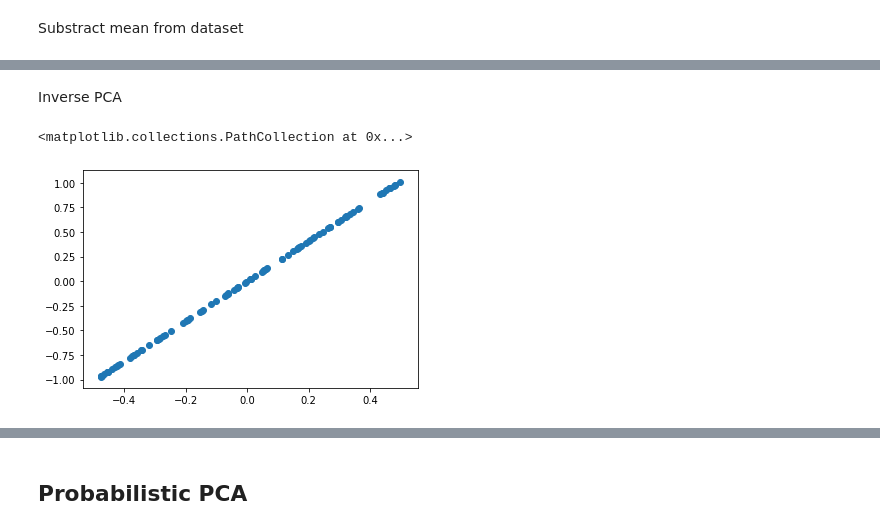
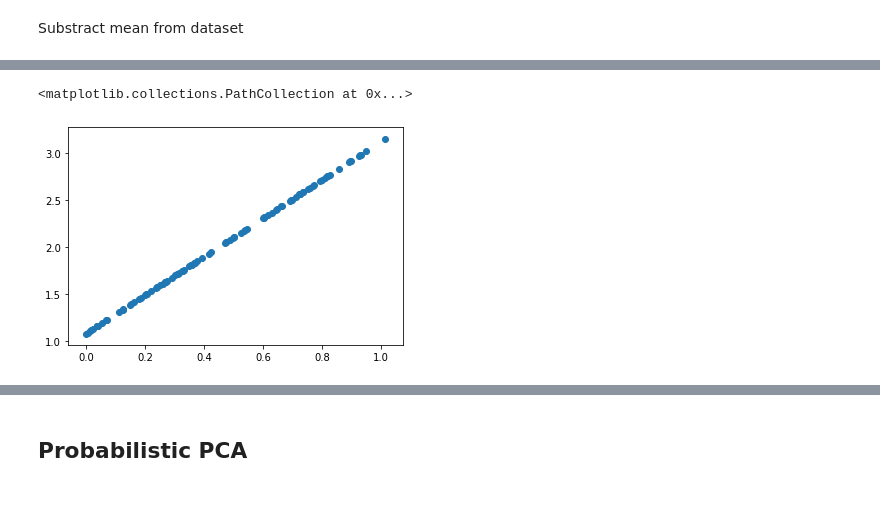
Before and after one commit to 44REAM/AI_mahidol, a Jupyter notebook: week2.ipynb, the cells around one changed output, grey strips where cells are left out. Cells and saved outputs as stored; diff of their text form; code cells hidden in the pictures; blank space fills up the shorter version.

```diff
--- a/week2.ipynb
+++ b/week2.ipynb
@@ -490,20 +490,18 @@ plt.show()
-# %% [markdown]
-Inverse PCA
 # %%
 cov = dataset_norm.T.dot(dataset_norm)
 eig_value, eig_vector = np.linalg.eigh(cov)
 
 max_eig_vector = eig_vector[-1].reshape((2,1))
 
 after_pca = dataset_norm.dot(max_eig_vector)
-inv_pca = after_pca.dot(max_eig_vector.T)
+inv_pca = after_pca.dot(max_eig_vector.T) + dataset.mean(axis = 0)
 
 plot_inv_pca = inv_pca.T
 
 plt.scatter(plot_inv_pca[0], plot_inv_pca[1])
 # %% [output]
 <matplotlib.collections.PathCollection at 0x...>
-[figure, old version]
+[figure, new version]
 # %% [markdown]
 ## PCA with kernel
 
```
Also changed, not shown: parts of 6 cells of this notebook.
